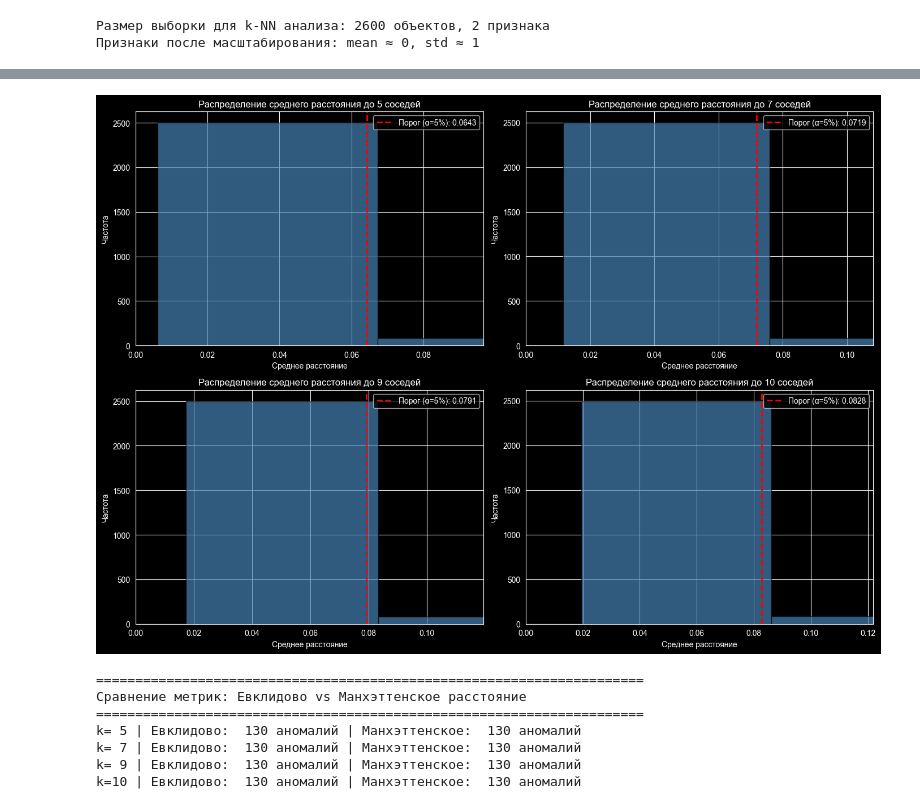
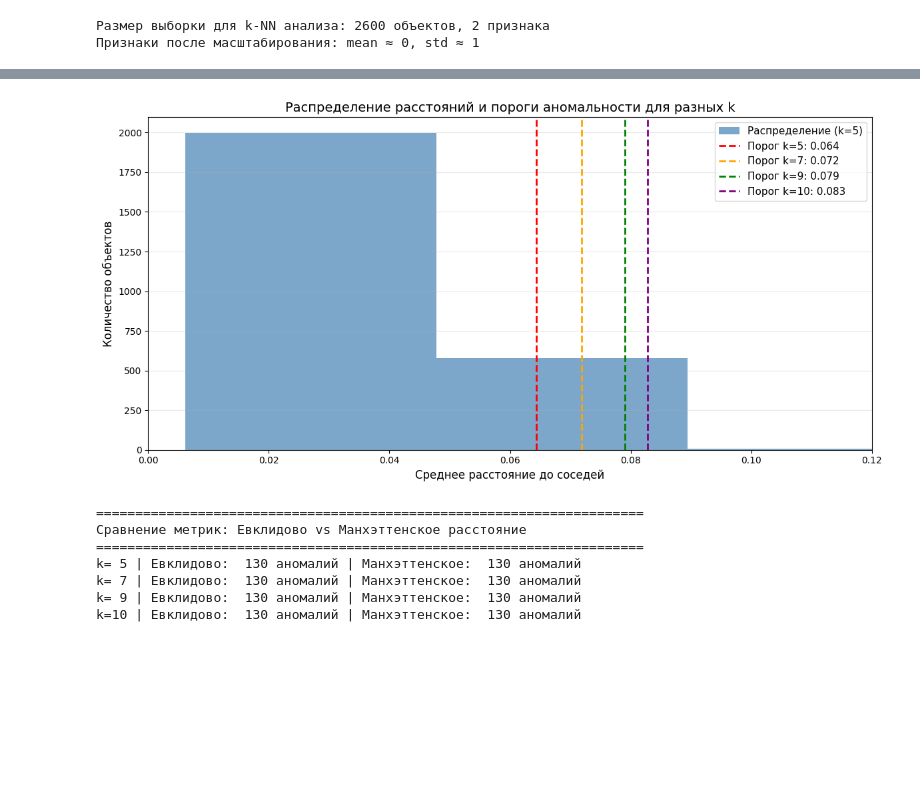
Before and after one commit to kakrulit88/LR-1-IAD, a Jupyter notebook: notebooks/02_anomaly_detection.ipynb, the cells around one changed output, grey strips where cells are left out. Saved outputs shown, nothing was run; the diff lists cells and outputs as text; code cells hidden in the pictures; blank space fills up the shorter version.

```diff
--- a/notebooks/02_anomaly_detection.ipynb
+++ b/notebooks/02_anomaly_detection.ipynb
@@ -464,25 +462,32 @@ plt.show()
 # %%
-# Распределение метрики среднего расстояния для каждого k
-fig, axes = plt.subplots(2, 2, figsize=(14, 10))
-axes = axes.flatten()
+plt.figure(figsize=(12, 6))
 
-for idx, k in enumerate(k_values):
-    mean_dist = results[k]['mean_distance']
-    threshold = results[k]['threshold']
+k_base = 5
+kth_dist, mean_dist, local_density = compute_knn_metrics(X_scaled, k_base)
+plt.hist(mean_dist, bins=150, color='steelblue', alpha=0.7, label=f'Распределение (k={k_base})')
 
-    axes[idx].hist(mean_dist, bins="auto", color='steelblue', edgecolor='black', alpha=0.7)
-    axes[idx].axvline(x=threshold, color='r', linestyle='--', linewidth=2,
-                     label=f'Порог (α={alpha}%): {threshold:.4f}')
-    axes[idx].set_title(f'Распределение среднего расстояния до {k} соседей')
-    axes[idx].set_xlabel('Среднее расстояние')
-    axes[idx].set_ylabel('Частота')
-    axes[idx].set_xlim(0, np.percentile(mean_dist, 99) * 1.1)
-    axes[idx].legend()
+k_values = [5, 7, 9, 10]
+colors = ['red', 'orange', 'green', 'purple']
+
+for k, color in zip(k_values, colors):
+    _, mean_dist_k, _ = compute_knn_metrics(X_scaled, k)
+    threshold = np.percentile(mean_dist_k, 100 - alpha_level)
+    plt.axvline(x=threshold, color=color, linestyle='--', linewidth=2,
+                label=f'Порог k={k}: {threshold:.3f}')
+
+# Настройки отображения
+plt.title('Распределение расстояний и пороги аномальности для разных k', fontsize=14)
+plt.xlabel('Среднее расстояние до соседей', fontsize=12)
+plt.ylabel('Количество объектов', fontsize=12)
+plt.legend(fontsize=11)
+
+plt.xlim(0, 0.12)
+plt.grid(axis='y', alpha=0.3)
 
 plt.tight_layout()
 plt.show()
 # %% [output]
-[figure, old version]
+[figure, new version]
 # %%
 # Сравнение с Манхэттенским расстоянием
 fig, axes = plt.subplots(2, 2, figsize=(14, 10))
```
Also changed, not shown: parts of 1 cell of this notebook.
